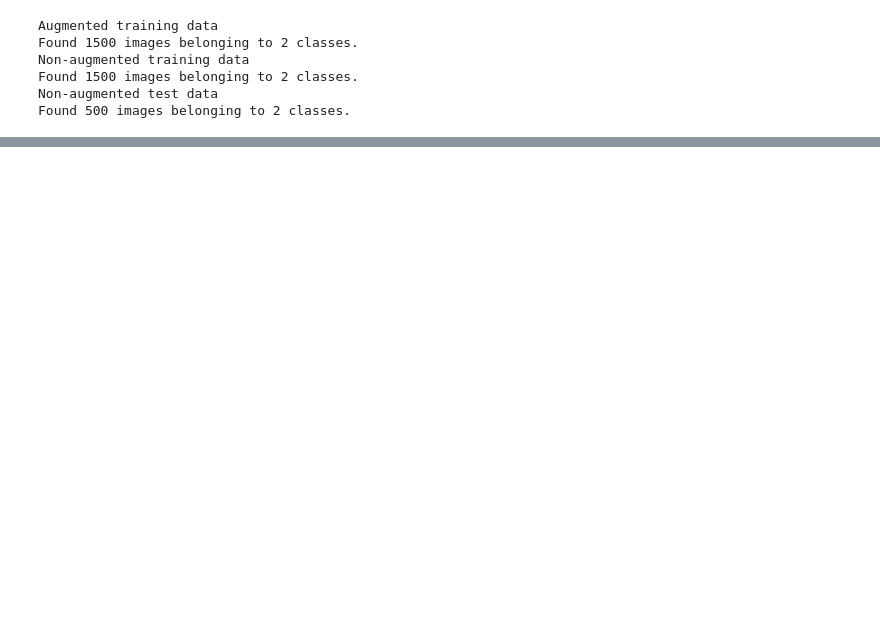
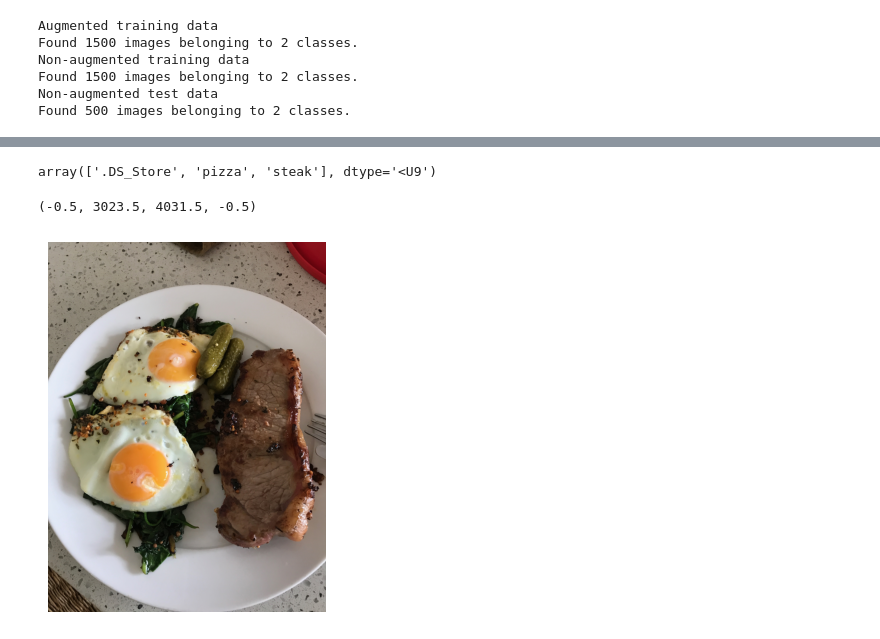
Before and after one commit to HkgCory/Neural_Network_Classification, a Jupyter notebook: multiclass_classification/computer_vision/food-vision.ipynb, the cells around one changed output, grey strips where cells are left out. Cells and saved outputs as stored; diff of their text form; code cells hidden in the pictures; blank space fills up the shorter version.

```diff
--- a/multiclass_classification/computer_vision/food-vision.ipynb
+++ b/multiclass_classification/computer_vision/food-vision.ipynb
@@ -606,0 +681,13 @@ Epoch 5/5
+# %%
+class_names
+# %% [output]
+array(['.DS_Store', 'pizza', 'steak'], dtype='<U9')
+# %%
+from matplotlib import pyplot as plt
+import matplotlib.image as mpimg
+steak = mpimg.imread('03-steak.jpeg')
+plt.imshow(steak)
+plt.axis(False)
+# %% [output]
+(-0.5, 3023.5, 4031.5, -0.5)
+[figure, added]
```
Also changed, not shown: parts of 38 cells of this notebook, 4 other files.
